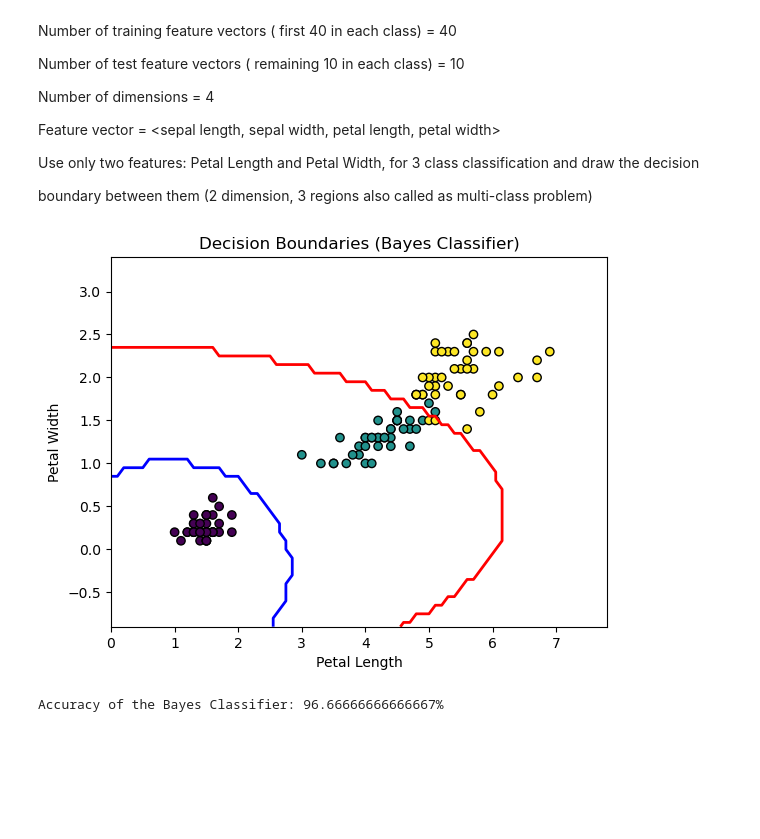
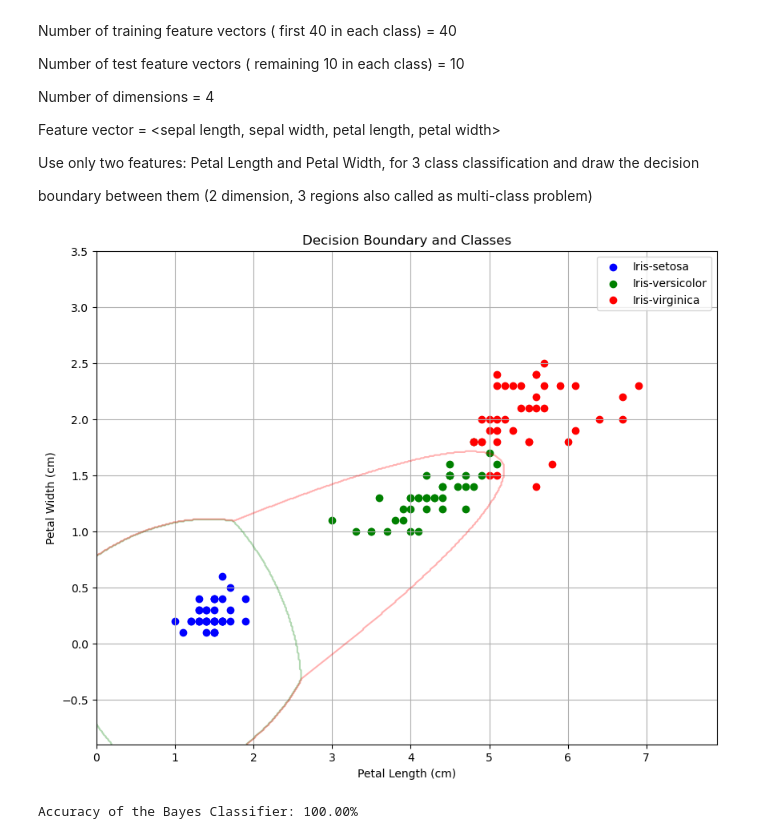
Before and after one commit to Ashrithiiitdm/PRML, a Jupyter notebook: Lab6/cs22b2025_LAB6_Q4.ipynb, the cells around one changed output. Cells and saved outputs as stored; diff of their text form; code cells hidden in the pictures; blank space fills up the shorter version.

```diff
--- a/Lab6/cs22b2025_LAB6_Q4.ipynb
+++ b/Lab6/cs22b2025_LAB6_Q4.ipynb
@@ -58,49 +88,78 @@ def bayes_classifier(X, mean, var, n):
 # Load iris dataset
 iris_df = pd.read_csv('./iris.csv')
 
 #Only two features
 iris_df = iris_df[['PetalLengthCm', 'PetalWidthCm', 'Species']]
 
 # Testing data: First 10 samples of each variety
 test_df = []
 for class_label in iris_df['Species'].unique():
     sample = iris_df[iris_df['Species'] == class_label].head(10)
     test_df.append(sample)
 
 test_df = pd.concat(test_df)
 
 n = 3
 #Dropping testing dataset
 training_df = iris_df.drop(test_df.index)
 
 # Mapping species to integers: 'setosa' -> 0, 'versicolor' -> 1, 'virginica' -> 2
 species_map = {'Iris-setosa': 0, 'Iris-versicolor': 1, 'Iris-virginica': 2}
 labels = training_df['Species'].map(species_map).values
 training_df.drop(columns = [ 'Species'], inplace = True)
 
-# Calculating mean and variance for training data
-mean, var = calculate_mean_variance(training_df, labels, n)
 
-# For plotting decision boundaries
-x_min, x_max = training_df.iloc[:, 0].min() - 1, training_df.iloc[:, 0].max() + 1
-y_min, y_max = training_df.iloc[:, 1].min() - 1, training_df.iloc[:, 1].max() + 1
-xx, yy = np.meshgrid(np.arange(x_min, x_max, 0.1), np.arange(y_min, y_max, 0.1))
-grid = np.c_[xx.ravel(), yy.ravel()]
+class_data = [training_df[labels == i].values for i in range(3)]
+prob = [0.33, 0.33, 0.33]
 
 # Classifying the grid points
-result = bayes_classifier(grid, mean, var, n)
-result = result.reshape(xx.shape)
+weights, biases = bayes_classifier(class_data, prob)
 
-# Plotting decision boundaries
+x_min = min(np.min(class_data[0][:, 0]), np.min(class_data[1][:, 0]), np.min(class_data[2][:, 0])) - 1
+x_max = max(np.max(class_data[0][:, 0]), np.max(class_data[1][:, 0]), np.max(class_data[2][:, 0])) + 1
+y_min = min(np.min(class_data[0][:, 1]), np.min(class_data[1][:, 1]), np.min(class_data[2][:, 1])) - 1
+y_max =  max(np.max(class_data[0][:, 1]), np.max(class_data[1][:, 1]), np.max(class_data[2][:, 1])) + 1
+xx, yy = np.meshgrid(np.linspace(x_min, x_max, 500), np.linspace(y_min, y_max, 500))
 
-plt.contour(xx, yy, result, levels=[0.5, 1.5], colors=['blue', 'red'], linewidths=2)
-plt.scatter(training_df.iloc[:, 0], training_df.iloc[:, 1], c=labels, edgecolor='k', marker='o')
-plt.xlabel('Petal Length')
-plt.ylabel('Petal Width')
-plt.title('Decision Boundaries (Bayes Classifier)')
+# Initialize decision boundary array
+zz = np.zeros(xx.shape)
+
+# Evaluate the classifier for all grid points
+for i in range(xx.shape[0]):
+    for j in range(xx.shape[1]):
+        point = np.array([xx[i, j], yy[i, j]])
+        scores = []
+
+        # Calculate scores for each class
+        for k in range(len(class_data)):
+            if isinstance(weights[k], tuple):  # Non-linear case
+                score = point.T @ weights[k][0] @ point + weights[k][1] @ point + biases[k]
+            else:  # Linear case
+                score = weights[k] @ point + biases[k]
+            scores.append(score)
+
+        # Assign class based on the maximum score
+        zz[i, j] = np.argmax(scores)
+
+# Plotting the contour of the decision boundaries
+plt.figure(figsize=(10, 8))
+plt.contour(xx, yy, zz, alpha=0.3, colors = ['red', 'green'],  levels=np.arange(-0.5, 3, 1))  # Decision regions
+
+# Plotting the points from each class
+colors = ['blue', 'green', 'red']
+labels = ['Iris-setosa', 'Iris-versicolor', 'Iris-virginica']
+for i, class_d in enumerate(class_data):
+    plt.scatter(class_d[:, 0], class_d[:, 1], color=colors[i], label=labels[i])
+
+# Plot details
+plt.title('Decision Boundary and Classes')
+plt.xlabel('Petal Length (cm)')
+plt.ylabel('Petal Width (cm)')
+plt.legend()
+plt.grid(True)
 plt.show()
 # %% [output]
-[figure, old version]
+[figure, new version]
 # %%
 # Mapping the test labels to integers for comparison
 test_labels = test_df['Species'].map(species_map).values
@@ -109,10 +168,22 @@ test_labels = test_df['Species'].map(species_map).values
 test_features = test_df.drop(columns=['Species']).values
 
 # Classifying the test data
-test_predictions = bayes_classifier(test_features, mean, var, n)
+test_predictions = []
+for point in test_features:
+    scores = []
+    for k in range(len(class_data)):
+        if isinstance(weights[k], tuple):
+            score = point.T @ weights[k][0] @ point + weights[k][1] @ point + biases[k]
+        else:
+            score = weights[k] @ point + biases[k]
+        scores.append(score)
+    test_predictions.append(np.argmax(scores))
+
+# Convert test_predictions to numpy array for easy comparison
+test_predictions = np.array(test_predictions)
 
 # Calculating accuracy
 accuracy = np.mean(test_predictions == test_labels) * 100
-print(f'Accuracy of the Bayes Classifier: {accuracy}%')
+print(f'Accuracy of the Bayes Classifier: {accuracy:.2f}%')
 # %% [output]
-Accuracy of the Bayes Classifier: 96.66666666666667%
+Accuracy of the Bayes Classifier: 100.00%
```
Also changed, not shown: parts of 3 cells of this notebook.
